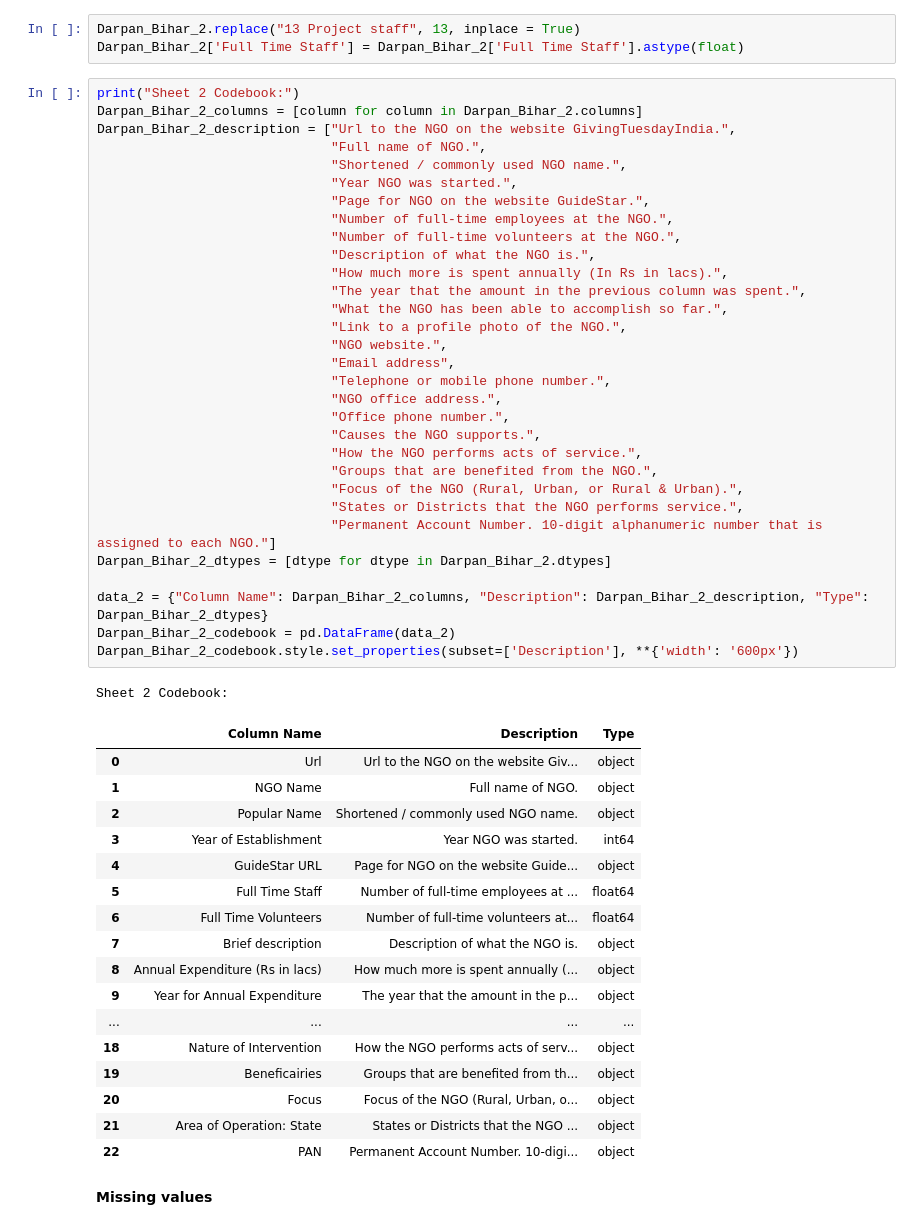
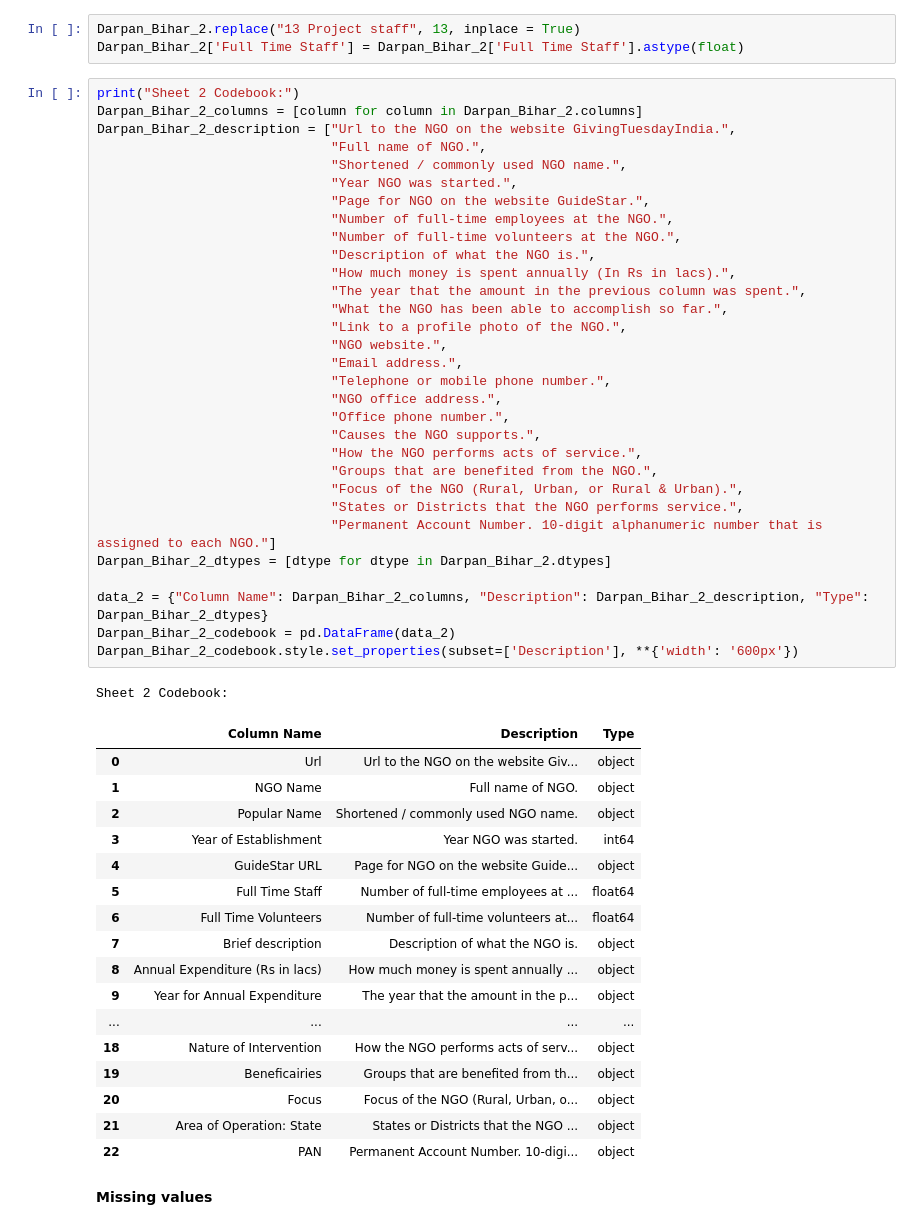
Before and after one commit to shayan-khoygani/Codebook, a Jupyter notebook: DarpanBihar3192020/DarpanBihar3192020.ipynb, the cells around one changed output. Drawn from its saved outputs; the diff is of its cells as text.

```diff
--- a/DarpanBihar3192020/DarpanBihar3192020.ipynb
+++ b/DarpanBihar3192020/DarpanBihar3192020.ipynb
@@ -136,38 +144,38 @@ Darpan_Bihar_2_description = ["Url to the NGO on the website GivingTuesdayIndia.
                               "Number of full-time employees at the NGO.",
                               "Number of full-time volunteers at the NGO.",
                               "Description of what the NGO is.",
-                              "How much more is spent annually (In Rs in lacs).",
+                              "How much money is spent annually (In Rs in lacs).",
                               "The year that the amount in the previous column was spent.",
                               "What the NGO has been able to accomplish so far.",
                               "Link to a profile photo of the NGO.",
                               "NGO website.",
-                              "Email address",
+                              "Email address.",
                               "Telephone or mobile phone number.",
                               "NGO office address.",
                               "Office phone number.",
                               "Causes the NGO supports.",
                               "How the NGO performs acts of service.",
                               "Groups that are benefited from the NGO.",
                               "Focus of the NGO (Rural, Urban, or Rural & Urban).",
                               "States or Districts that the NGO performs service.",
                               "Permanent Account Number. 10-digit alphanumeric number that is assigned to each NGO."]
 Darpan_Bihar_2_dtypes = [dtype for dtype in Darpan_Bihar_2.dtypes]
 
 data_2 = {"Column Name": Darpan_Bihar_2_columns, "Description": Darpan_Bihar_2_description, "Type": Darpan_Bihar_2_dtypes}
 Darpan_Bihar_2_codebook = pd.DataFrame(data_2)
 Darpan_Bihar_2_codebook.style.set_properties(subset=['Description'], **{'width': '600px'})
 # %% [output]
 Sheet 2 Codebook:
 |  | Column Name | Description | Type |
 | 0 | Url | Url to the NGO on the website Giv... | object |
 | 1 | NGO Name | Full name of NGO. | object |
 | 2 | Popular Name | Shortened / commonly used NGO name. | object |
 | 3 | Year of Establishment | Year NGO was started. | int64 |
 | 4 | GuideStar URL | Page for NGO on the website Guide... | object |
 | 5 | Full Time Staff | Number of full-time employees at ... | float64 |
 | 6 | Full Time Volunteers | Number of full-time volunteers at... | float64 |
 | 7 | Brief description | Description of what the NGO is. | object |
-| 8 | Annual Expenditure (Rs in lacs) | How much more is spent annually (... | object |
+| 8 | Annual Expenditure (Rs in lacs) | How much money is spent annually ... | object |
 | 9 | Year for Annual Expenditure | The year that the amount in the p... | object |
 | ... | ... | ... | ... |
 | 18 | Nature of Intervention | How the NGO performs acts of serv... | object |
```
Also changed, not shown: parts of 57 cells of this notebook.
